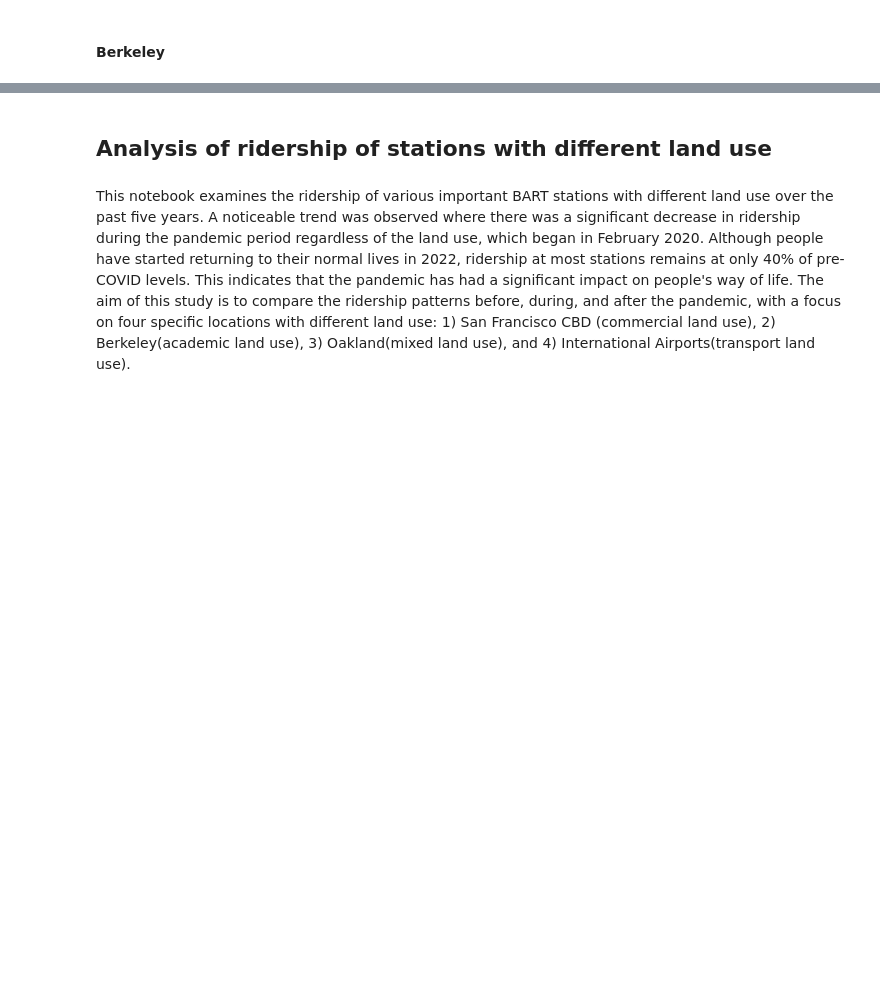
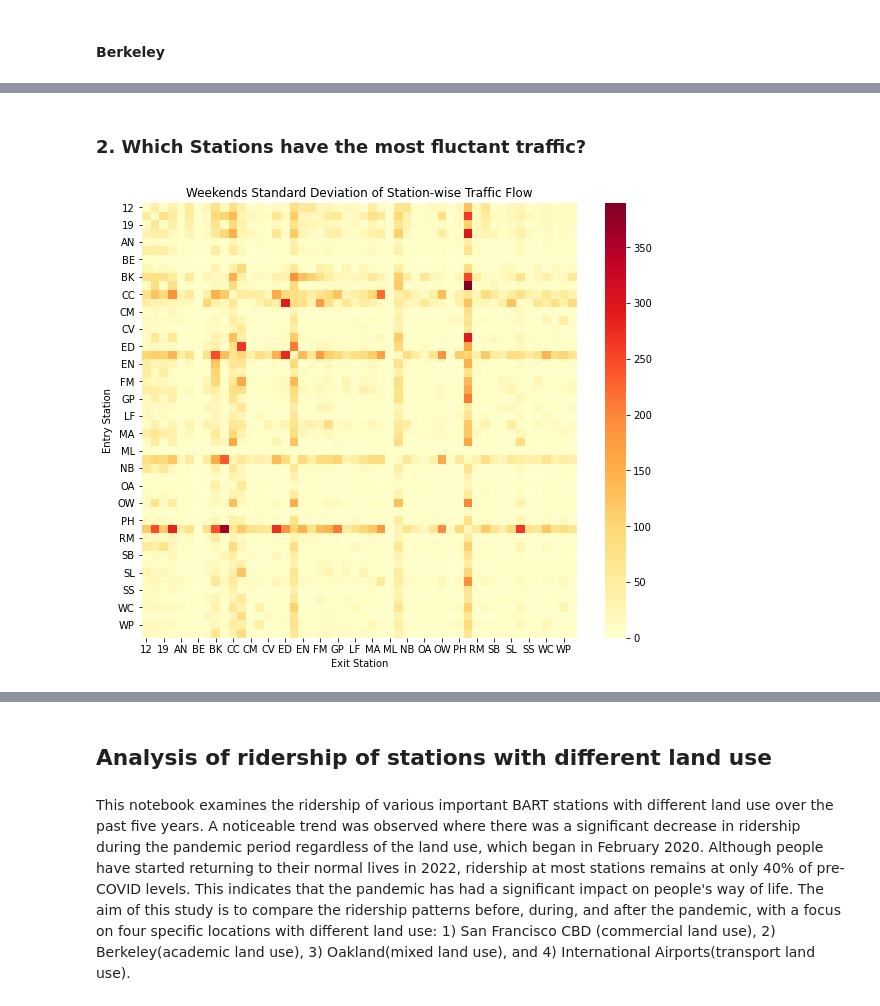
Before and after one commit to UCB-stat-159-s23/project-Group23, a Jupyter notebook: Untitled.ipynb, the cells around one changed output, grey strips where cells are left out. Saved outputs shown, nothing was run; the diff lists cells and outputs as text; code cells hidden in the pictures; blank space fills up the shorter version.

```diff
--- a/Untitled.ipynb
+++ b/Untitled.ipynb
@@ -56,0 +88,6 @@ IFrame(src='figures/berkeley_interactive_map.html', width=1000, height=600)
+# %% [markdown]
+### 2. Which Stations have the most fluctant traffic?
+# %%
+Image('./figures/Std_Sum_Weekend_Stationwise.png')
+# %% [output]
+[figure, added]
```
Also changed, not shown: parts of 7 cells of this notebook, 1 other file.
